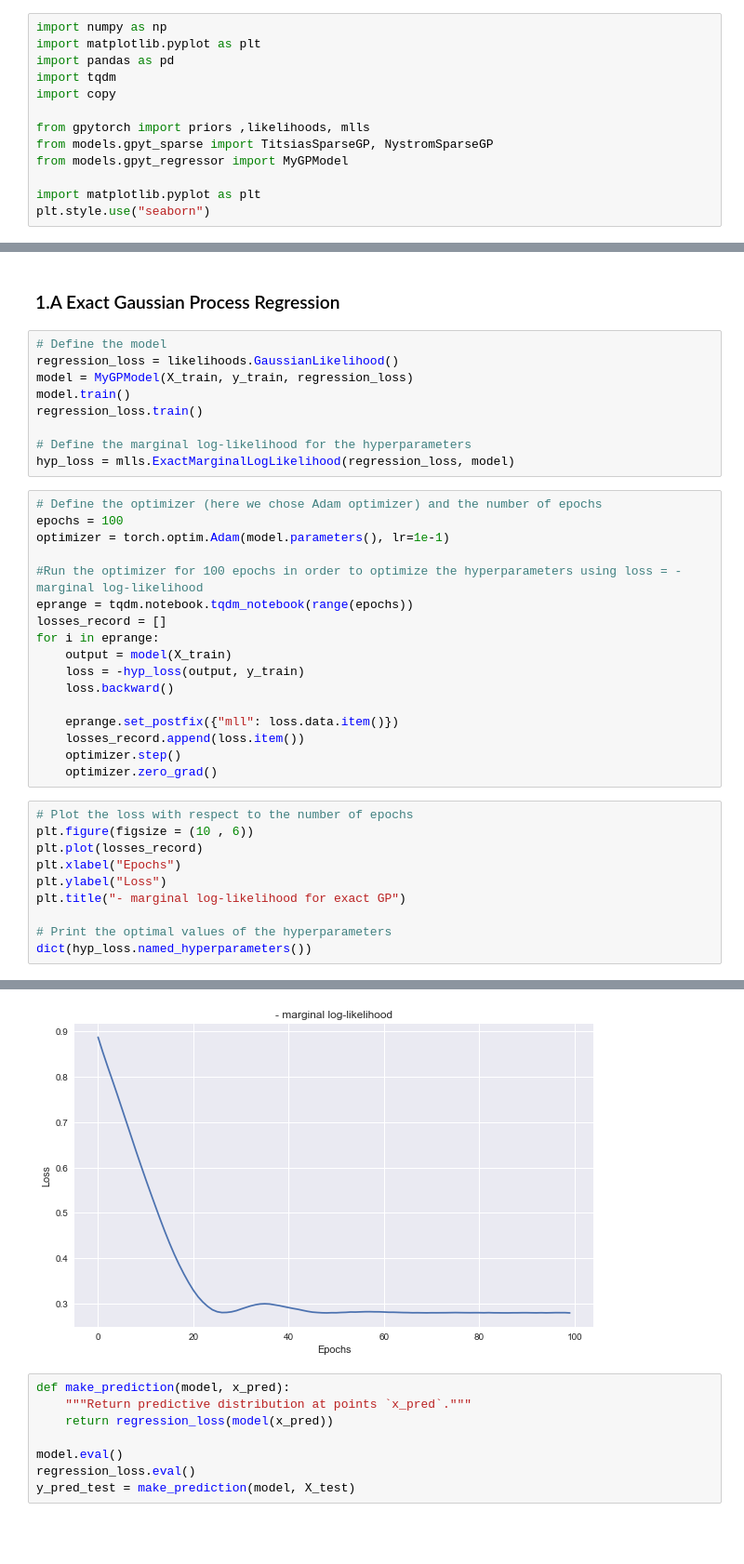
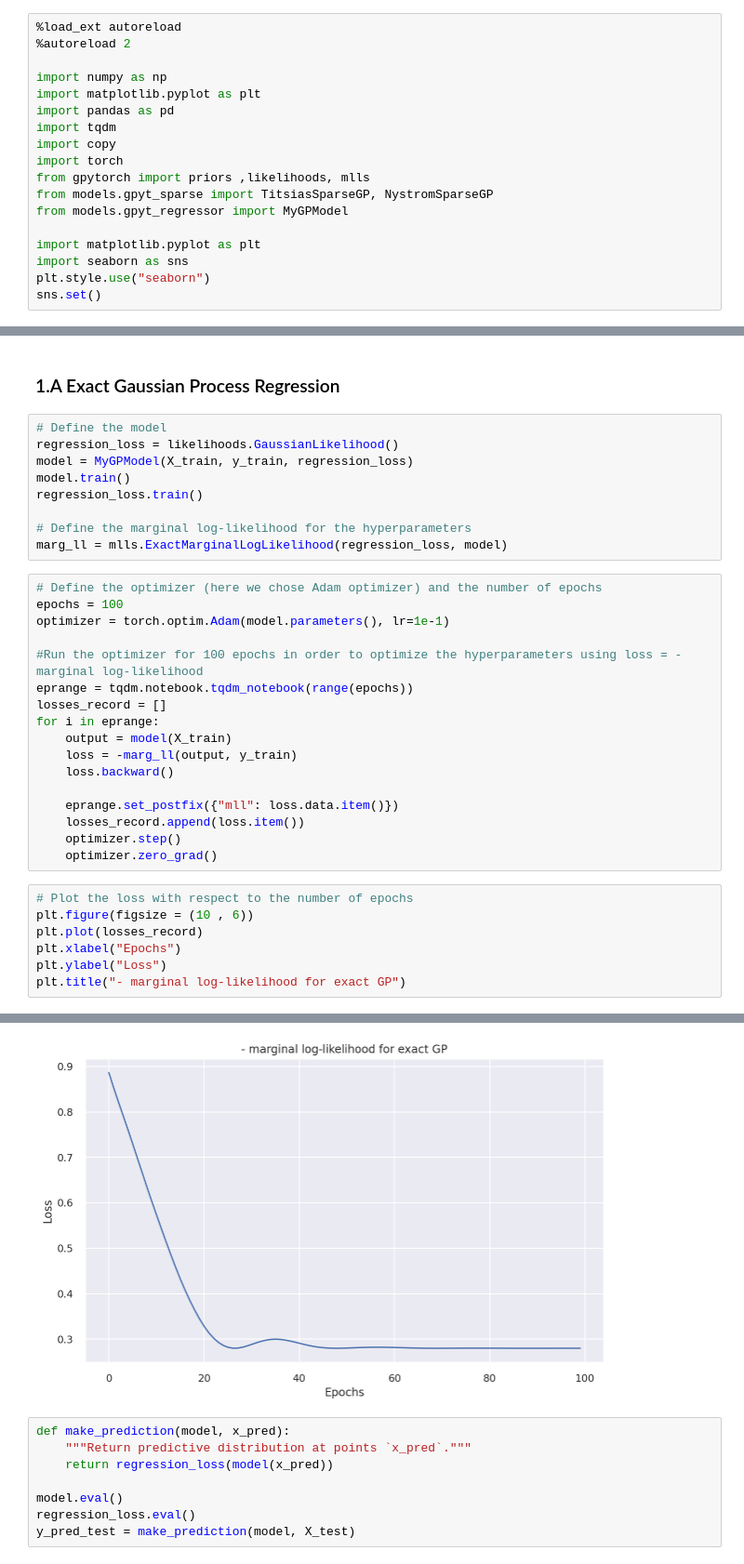
Before and after one commit to sadok95jee/MVABML, a Jupyter notebook: sparse_gp_comparison.ipynb, the cells around one changed output, grey strips where cells are left out. Shown at 93% size. Saved outputs shown, nothing was run; the diff lists cells and outputs as text; blank space fills up the shorter version.

```diff
--- a/sparse_gp_comparison.ipynb
+++ b/sparse_gp_comparison.ipynb
@@ -10,13 +9,18 @@ We used GpyTorch to easily build models of GP regression and especially the exac
 # %%
+%load_ext autoreload
+%autoreload 2
+
 import numpy as np
 import matplotlib.pyplot as plt
 import pandas as pd
 import tqdm
 import copy
-
+import torch
 from gpytorch import priors ,likelihoods, mlls
 from models.gpyt_sparse import TitsiasSparseGP, NystromSparseGP
 from models.gpyt_regressor import MyGPModel
 
 import matplotlib.pyplot as plt
+import seaborn as sns
 plt.style.use("seaborn")
+sns.set()
@@ -46,7 +55,7 @@ model.train()
 regression_loss.train()
 
 # Define the marginal log-likelihood for the hyperparameters
-hyp_loss = mlls.ExactMarginalLogLikelihood(regression_loss, model)
+marg_ll = mlls.ExactMarginalLogLikelihood(regression_loss, model)
 # %%
 # Define the optimizer (here we chose Adam optimizer) and the number of epochs
 epochs = 100
@@ -57,7 +66,7 @@ eprange = tqdm.notebook.tqdm_notebook(range(epochs))
 losses_record = []
 for i in eprange:
     output = model(X_train)
-    loss = -hyp_loss(output, y_train)
+    loss = -marg_ll(output, y_train)
     loss.backward()
 
     eprange.set_postfix({"mll": loss.data.item()})
@@ -71,7 +80,4 @@ plt.plot(losses_record)
 plt.xlabel("Epochs")
 plt.ylabel("Loss")
 plt.title("- marginal log-likelihood for exact GP")
-
-# Print the optimal values of the hyperparameters
-dict(hyp_loss.named_hyperparameters())
 # %% [output]
@@ -84,4 +85,4 @@ dict(hyp_loss.named_hyperparameters())
-[figure, old version]
+[figure, new version]
 # %%
 def make_prediction(model, x_pred):
     """Return predictive distribution at points `x_pred`."""
```
Also changed, not shown: parts of 32 cells of this notebook, 5 other files.
